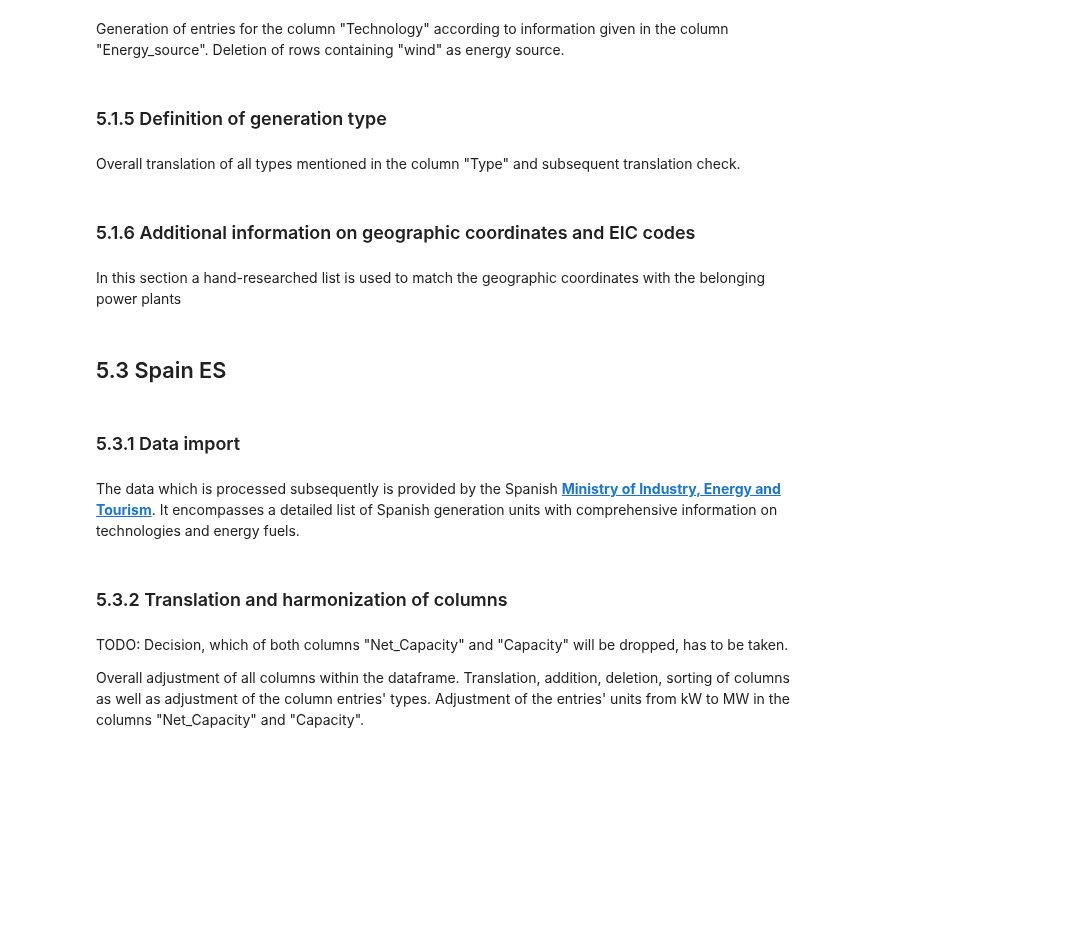
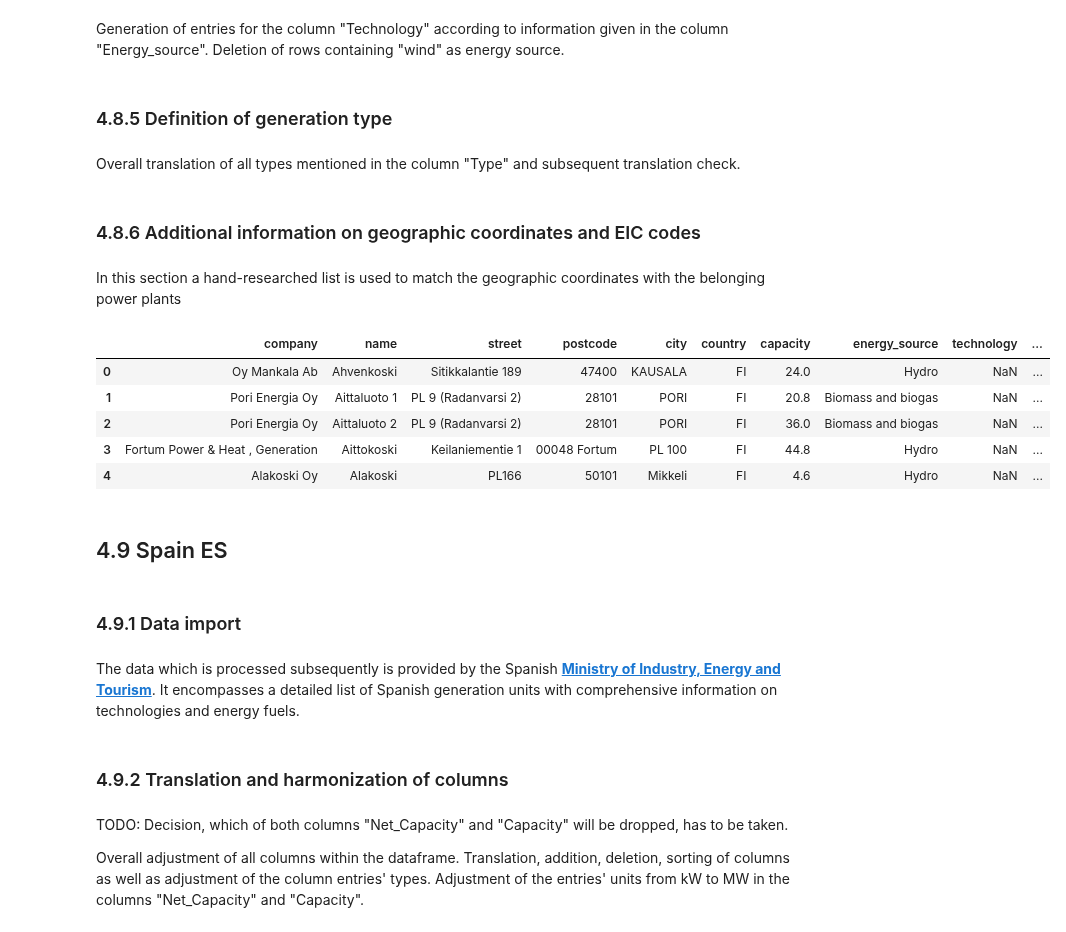
Before and after one commit to Open-Power-System-Data/conventional_power_plants, a Jupyter notebook: download_and_process_EU.ipynb, the cells around one changed output. Cells and saved outputs as stored; diff of their text form; code cells hidden in the pictures; blank space fills up the shorter version.

```diff
--- a/download_and_process_EU.ipynb
+++ b/download_and_process_EU.ipynb
@@ -1304,7 +1401,7 @@ data_FI.loc[data_FI['energy_source'] == 'Hard coal', 'technology'] = 'Steam turb
 # Delete unwanted energy source (wind) in column "Energy_source"
 data_FI = data_FI[data_FI.energy_source != 'Wind']
 # %% [markdown]
-### 5.1.5 Definition of generation type
+### 4.8.5 Definition of generation type
 # %% [markdown]
 Overall translation of all types mentioned in the column "Type" and subsequent translation check.
 # %%
@@ -1322,37 +1417,44 @@ data_FI.head()
 # %% [markdown]
-### 5.1.6 Additional information on geographic coordinates and EIC codes
+### 4.8.6 Additional information on geographic coordinates and EIC codes
 # %% [markdown]
 In this section a hand-researched list is used to match the geographic coordinates with the belonging power plants
 # %%
 # Access the second list with EIC-Codes and geographic coordinates
 filepath = os.path.join('input','input_plant_locations_FI.csv')
-additional_data_FI = pd.read_csv(filepath,encoding='latin-1',
+additional_data_FI = pd.read_csv(filepath, encoding='utf-8',
                                 header=0, index_col=None)
 
 # Initiate merger
 data_FI = data_FI.merge(additional_data_FI,
                         left_on='name',
                         right_on='name',
                         how='left',
                         suffixes=('_x', ''))
 
 # Drop columns after merger
 colsToDrop = ['eic_code_x',
               'lat_x',
               'lon_x']
 data_FI = data_FI.drop(colsToDrop, axis=1)
 
 data_FI.head()
+# %% [output]
+|  | company | name | street | postcode | city | country | capacity | energy_source | technology | ... |
+| 0 | Oy Mankala Ab | Ahvenkoski | Sitikkalantie 189 | 47400 | KAUSALA | FI | 24.0 | Hydro | NaN | ... |
+| 1 | Pori Energia Oy | Aittaluoto 1 | PL 9 (Radanvarsi 2) | 28101 | PORI | FI | 20.8 | Biomass and biogas | NaN | ... |
+| 2 | Pori Energia Oy | Aittaluoto 2 | PL 9 (Radanvarsi 2) | 28101 | PORI | FI | 36.0 | Biomass and biogas | NaN | ... |
+| 3 | Fortum Power & Heat , Generation | Aittokoski | Keilaniementie 1 | 00048 Fortum | PL 100 | FI | 44.8 | Hydro | NaN | ... |
+| 4 | Alakoski Oy | Alakoski | PL166 | 50101 | Mikkeli | FI | 4.6 | Hydro | NaN | ... |
 # %% [markdown]
-## 5.3 Spain ES
+## 4.9 Spain ES
 # %% [markdown]
-### 5.3.1 Data import
+### 4.9.1 Data import
 # %% [markdown]
 The data which is processed subsequently is provided by the Spanish [**Ministry of Industry, Energy and Tourism**](http://www6.mityc.es/aplicaciones/electra/ElectraExp.csv.zip). It encompasses a detailed list of Spanish generation units with comprehensive information on technologies and energy fuels.
 # %%
 data_ES = importdata('ES', 'SEDE')
 # %% [markdown]
-### 5.3.2 Translation and harmonization of columns
+### 4.9.2 Translation and harmonization of columns
 # %% [markdown]
 TODO: Decision, which of both columns "Net_Capacity" and "Capacity" will be dropped, has to be taken.
 
```
Also changed, not shown: parts of 53 cells of this notebook.
